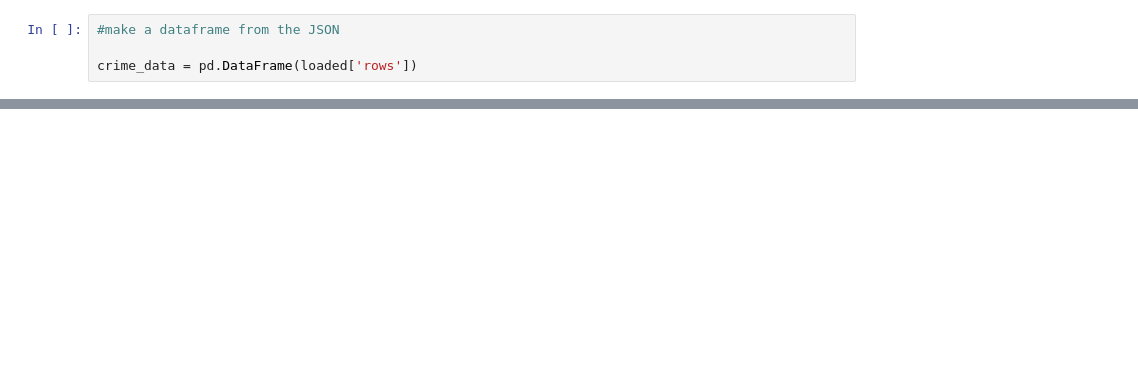
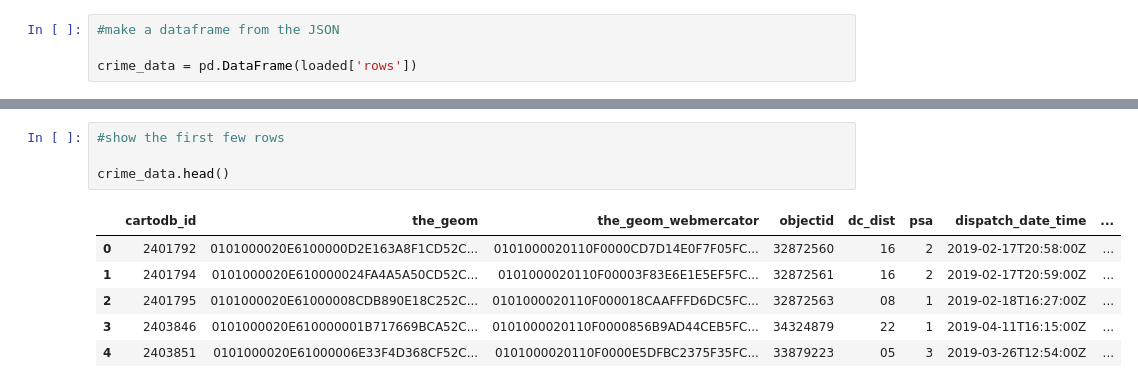
Before and after one commit to ZipCodeCore/DataEngineering.Labs.Libraries, a Jupyter notebook: Getting Data - Part 2/APIs - Continued.ipynb, the cells around one changed output, grey strips where cells are left out. Cells and saved outputs as stored; diff of their text form; blank space fills up the shorter version.

Commit message:
JSON into dataframe

```diff
--- a/Getting Data - Part 2/APIs - Continued.ipynb
+++ b/Getting Data - Part 2/APIs - Continued.ipynb
@@ -67,0 +52,11 @@ crime_data
+# %%
+#show the first few rows
+
+crime_data.head()
+# %% [output]
+|  | cartodb_id | the_geom | the_geom_webmercator | objectid | dc_dist | psa | dispatch_date_time | ... |
+| 0 | 2401792 | 0101000020E6100000D2E163A8F1CD52C... | 0101000020110F0000CD7D14E0F7F05FC... | 32872560 | 16 | 2 | 2019-02-17T20:58:00Z | ... |
+| 1 | 2401794 | 0101000020E610000024FA4A5A50CD52C... | 0101000020110F00003F83E6E1E5EF5FC... | 32872561 | 16 | 2 | 2019-02-17T20:59:00Z | ... |
+| 2 | 2401795 | 0101000020E61000008CDB890E18C252C... | 0101000020110F000018CAAFFFD6DC5FC... | 32872563 | 08 | 1 | 2019-02-18T16:27:00Z | ... |
+| 3 | 2403846 | 0101000020E610000001B717669BCA52C... | 0101000020110F0000856B9AD44CEB5FC... | 34324879 | 22 | 1 | 2019-04-11T16:15:00Z | ... |
+| 4 | 2403851 | 0101000020E61000006E33F4D368CF52C... | 0101000020110F0000E5DFBC2375F35FC... | 33879223 | 05 | 3 | 2019-03-26T12:54:00Z | ... |
```
Also changed, not shown: parts of 2 cells of this notebook.
